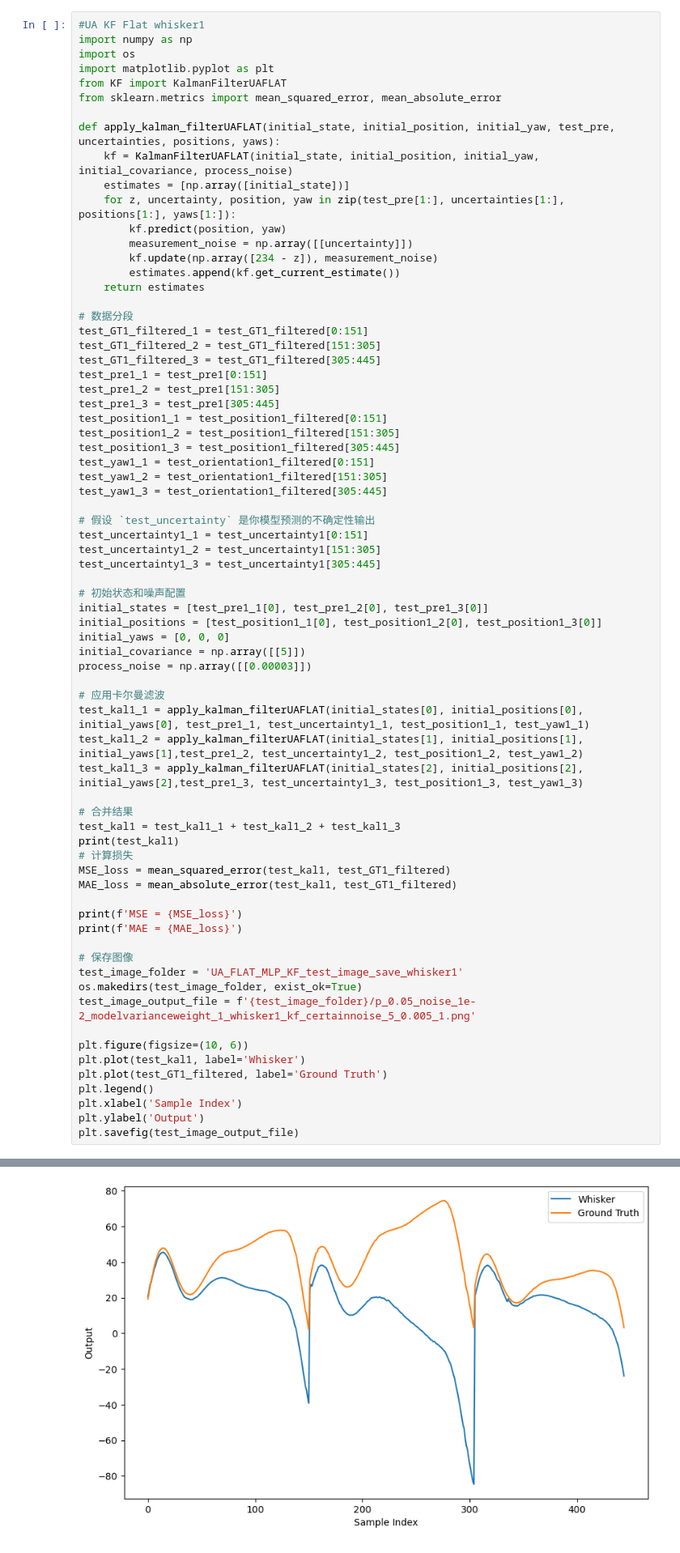
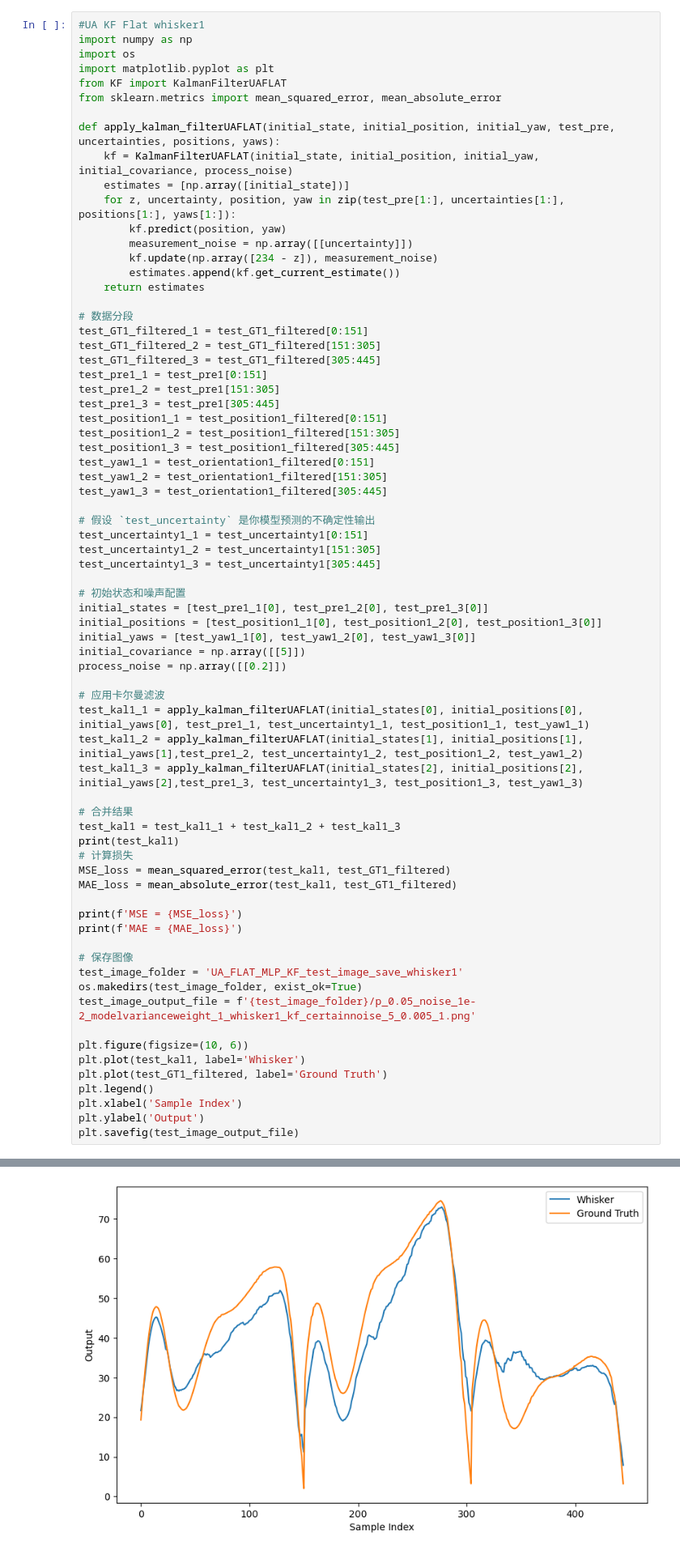
Before and after one commit to TacYee/autonomous-fly, a Jupyter notebook: Optitrack/dataanalyse/uncertainty_mlp_KF.ipynb, the cells around one changed output, grey strips where cells are left out. Shown at 81% size. Cells and saved outputs as stored; diff of their text form.

```diff
--- a/Optitrack/dataanalyse/uncertainty_mlp_KF.ipynb
+++ b/Optitrack/dataanalyse/uncertainty_mlp_KF.ipynb
@@ -403,9 +403,9 @@ test_uncertainty1_3 = test_uncertainty1[305:445]
 # 初始状态和噪声配置
 initial_states = [test_pre1_1[0], test_pre1_2[0], test_pre1_3[0]]
 initial_positions = [test_position1_1[0], test_position1_2[0], test_position1_3[0]]
-initial_yaws = [0, 0, 0]
+initial_yaws = [test_yaw1_1[0], test_yaw1_2[0], test_yaw1_3[0]]
 initial_covariance = np.array([[5]])
-process_noise = np.array([[0.00003]])
+process_noise = np.array([[0.2]])
 
 # 应用卡尔曼滤波
 test_kal1_1 = apply_kalman_filterUAFLAT(initial_states[0], initial_positions[0], initial_yaws[0], test_pre1_1, test_uncertainty1_1, test_position1_1, test_yaw1_1)
@@ -441 +441 @@ MAE = 26.133412074712293
-[figure, old version]
+[figure, new version]
```
Also changed, not shown: parts of 14 cells of this notebook.
